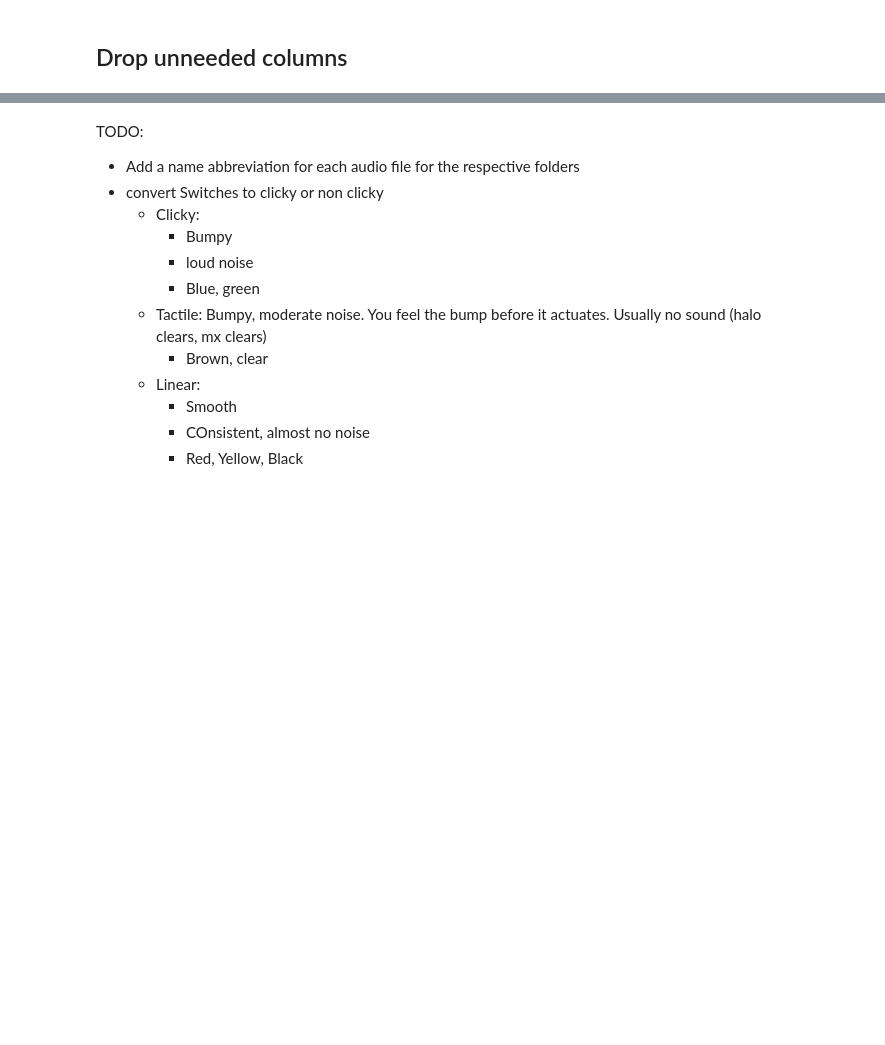
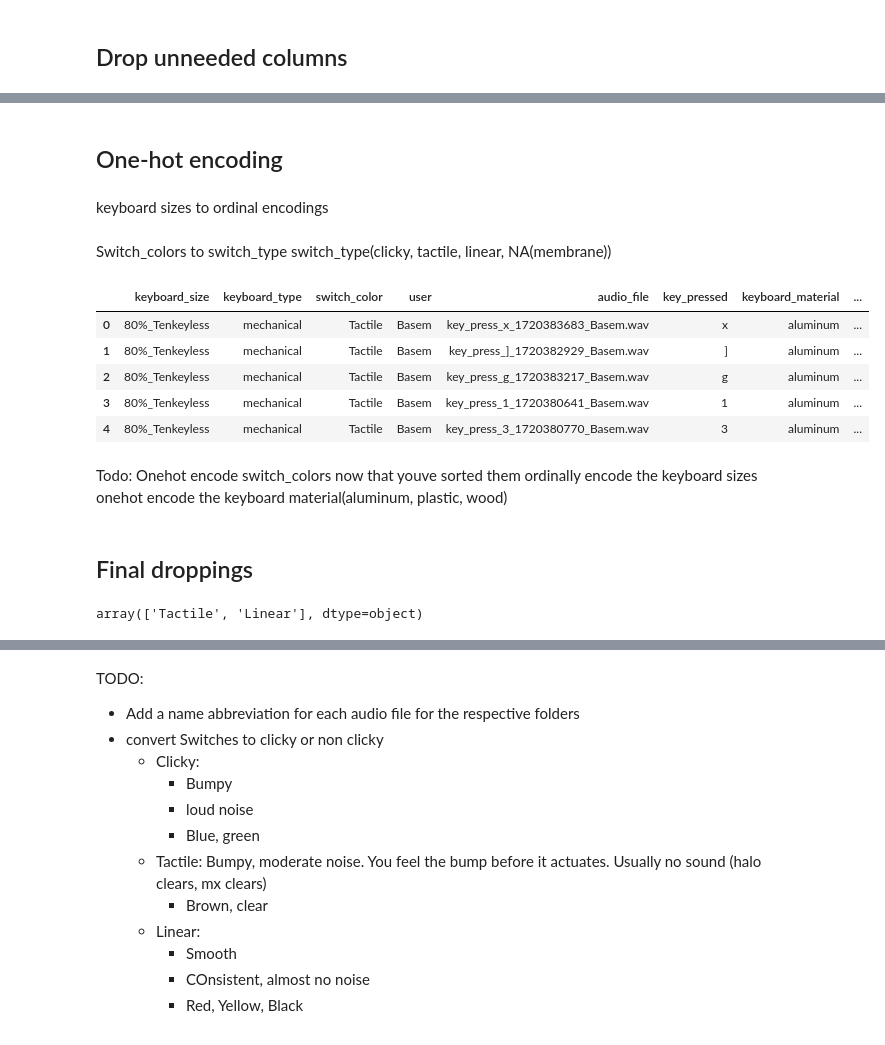
Before and after one commit to bsaleh524/keyboard_recorder, a Jupyter notebook: preprocessing/exploration.ipynb, the cells around one changed output, grey strips where cells are left out. Cells and saved outputs as stored; diff of their text form; code cells hidden in the pictures; blank space fills up the shorter version.

```diff
--- a/preprocessing/exploration.ipynb
+++ b/preprocessing/exploration.ipynb
@@ -143,0 +144,4 @@ key_df[key_df['key_pressed'] == 'p']
+# %% [markdown]
+## One-hot encoding
+# %% [markdown]
+keyboard sizes to ordinal encodings
@@ -143,0 +158,37 @@ key_df[key_df['key_pressed'] == 'p']
+# %% [markdown]
+Switch_colors to switch_type
+switch_type(clicky, tactile, linear, NA(membrane))
+# %%
+switches_dict = {
+    'Clicky': [
+        'Cherry MX Blue', 'Cherry MX Green', 'Cherry MX White',
+        'Gateron Blue', 'Gateron Green',
+    ],
+    'Tactile': [
+        'Cherry MX Brown', 'Cherry MX Clear',
+        'Gateron Brown', 'Halo True', 'Halo Clear',
+    ],
+    'Linear': [
+        'Cherry MX Red', 'Cherry MX Black', 'Cherry MX Silent Red', 'Cherry MX Speed Silver',
+        'Gateron Red', 'Gateron Black', 'Gateron Silent Red', 'Gateron Yellow',
+        'Cherry MX Grey', 'Gateron Clear', 'Gateron White',
+    ]
+}
+
+def map_switch_type(switch):
+    for key, values in switches_dict.items():
+        if switch in values:
+            return key
+    print(f"{switch} was not in any category. setting to NA")
+    return 'NA'  # If switch doesn't match any category
+
+# Apply the mapping function to the 'switch_type' column
+key_df['switch_color'] = key_df['switch_color'].map(lambda x: map_switch_type(x))
+key_df.head()
+# %% [output]
+|  | keyboard_size | keyboard_type | switch_color | user | audio_file | key_pressed | keyboard_material | ... |
+| 0 | 80%_Tenkeyless | mechanical | Tactile | Basem | key_press_x_1720383683_Basem.wav | x | aluminum | ... |
+| 1 | 80%_Tenkeyless | mechanical | Tactile | Basem | key_press_]_1720382929_Basem.wav | ] | aluminum | ... |
+| 2 | 80%_Tenkeyless | mechanical | Tactile | Basem | key_press_g_1720383217_Basem.wav | g | aluminum | ... |
+| 3 | 80%_Tenkeyless | mechanical | Tactile | Basem | key_press_1_1720380641_Basem.wav | 1 | aluminum | ... |
+| 4 | 80%_Tenkeyless | mechanical | Tactile | Basem | key_press_3_1720380770_Basem.wav | 3 | aluminum | ... |
@@ -143,0 +201,10 @@ key_df[key_df['key_pressed'] == 'p']
+# %% [markdown]
+Todo: Onehot encode switch_colors now that youve sorted them
+ordinally encode the keyboard sizes
+onehot encode the keyboard material(aluminum, plastic, wood)
+# %% [markdown]
+## Final droppings
+# %%
+key_df['switch_color'].unique()
+# %% [output]
+array(['Tactile', 'Linear'], dtype=object)
```
Also changed, not shown: parts of 6 cells of this notebook, 2 other files.
